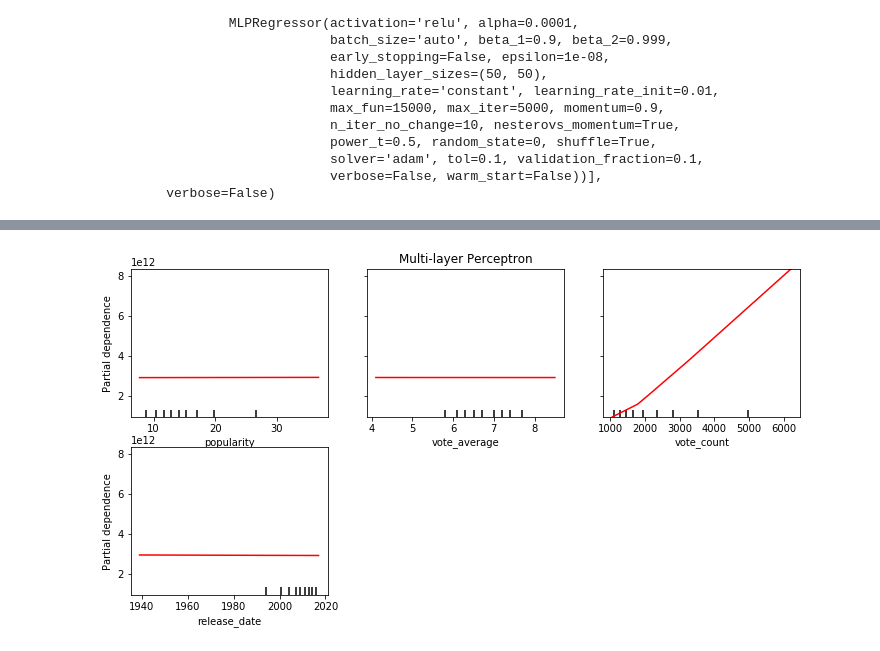
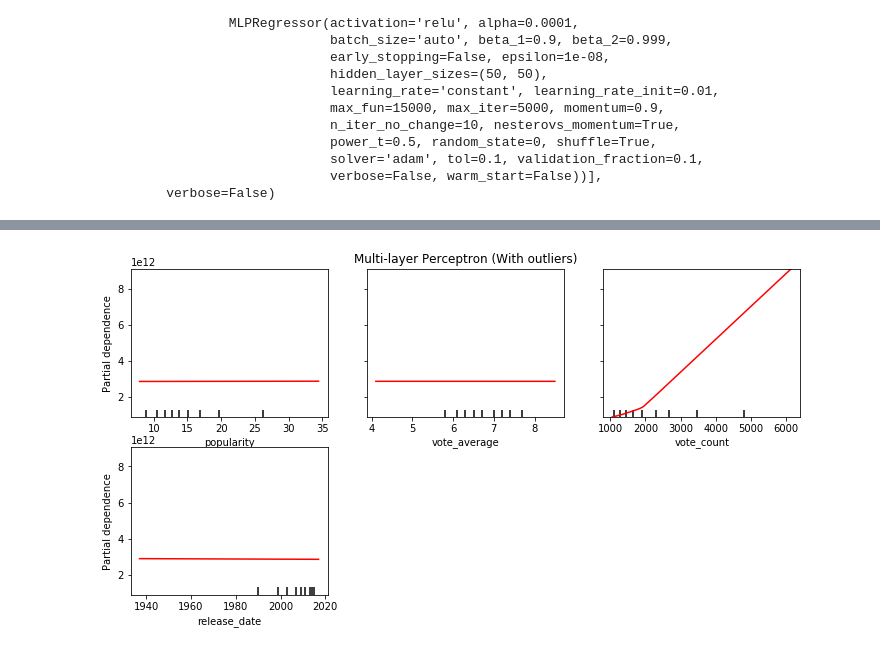
Before and after one commit to brian1581/final-project, a Jupyter notebook: Jupyter_notebooks/tomato_model_deep_2_reduce.ipynb, the cells around one changed output, grey strips where cells are left out. Saved outputs shown, nothing was run; the diff lists cells and outputs as text; code cells hidden in the pictures.

```diff
--- a/Jupyter_notebooks/tomato_model_deep_2_reduce.ipynb
+++ b/Jupyter_notebooks/tomato_model_deep_2_reduce.ipynb
@@ -14,6 +14,7 @@ tomato_model_1 = "../Resources/movie_metadata_adjusted_revenue_starpower.csv"
 # Read the Data
 
 mv_df = pd.read_csv(tomato_model_1)
+original_df = mv_df.copy()
 from scipy import stats
 mv_df2 = mv_df[(np.abs(stats.zscore(mv_df['revenue'])) < 3)]
 mv_df3 = mv_df2[(np.abs(stats.zscore(mv_df2['budget'])) < 3)]
@@ -39,3 +44,12 @@ from sklearn.model_selection import train_test_split
 
 X_train, X_test, y_train, y_test = train_test_split(
     X, y, random_state=42)
+
+X_train_2, X_test_2, y_train_2, y_test_2 = train_test_split(
+    X_2, y, random_state=42)
+
+X_train_o, X_test_o, y_train_o, y_test_o = train_test_split(
+    X_o, y_o, random_state=42)
+
+X_train_oo, X_test_oo, y_train_oo, y_test_oo = train_test_split(
+    X_2_o, y_o, random_state=42)
@@ -49,3 +56,20 @@ X_test_scaled = X_scaler.transform(X_test)
+# %%
+# Group 1
+X_scaler = MinMaxScaler().fit(X_train)
+X_train_scaled = X_scaler.transform(X_train)
+X_test_scaled = X_scaler.transform(X_test)
+# Group 2
+X_scaler_2 = MinMaxScaler().fit(X_train_2)
+X_train_scaled_2 = X_scaler_2.transform(X_train_2)
+X_test_scaled_2 = X_scaler_2.transform(X_test_2)
+# Group 3
+X_scaler_o = MinMaxScaler().fit(X_train_o)
+X_train_scaled_o = X_scaler_o.transform(X_train_o)
+X_test_scaled_o = X_scaler_o.transform(X_test_o)
+#Group 4
+X_scaler_oo = MinMaxScaler().fit(X_train_oo)
+X_train_scaled_oo = X_scaler_oo.transform(X_train_oo)
+X_test_scaled_oo = X_scaler_oo.transform(X_test_oo)
 # %%
 from tensorflow.keras.models import Sequential
 from sklearn.neural_network import MLPRegressor
@@ -158,0 +243,8 @@ Pipeline(memory=None,
+# %%
+tree_oo = DecisionTreeRegressor()
+mlp_oo = make_pipeline(StandardScaler(),
+                    MLPRegressor(hidden_layer_sizes=(50, 50),
+                                 learning_rate_init=0.01,
+                                 tol=1e-1, max_iter=5000, random_state=0))
+tree_oo.fit(X_train_oo, np.ravel(y_train_oo))
+mlp_oo.fit(X_train_scaled_oo, np.ravel(y_train_oo)) #1e-1
@@ -165,7 +275,7 @@ tree_disp_2 = plot_partial_dependence(tree_2, X_train2, ["popularity", "vote_ave
 # %%
 fig, ax = plt.subplots(figsize=(12, 6))
-ax.set_title("Multi-layer Perceptron")
-mlp_disp2 = plot_partial_dependence(mlp_2, X_train2, ["popularity", "vote_average", "vote_count", "release_date"], ax=ax,
+ax.set_title("Multi-layer Perceptron (With outliers)")
+mlp_disp2 = plot_partial_dependence(mlp_oo, X_train_oo, ["popularity", "vote_average", "vote_count", "release_date"], ax=ax,
                                    line_kw={"c": "red"})
 # %% [output]
-[figure, old version]
+[figure, new version]
```
Also changed, not shown: parts of 27 cells of this notebook.
